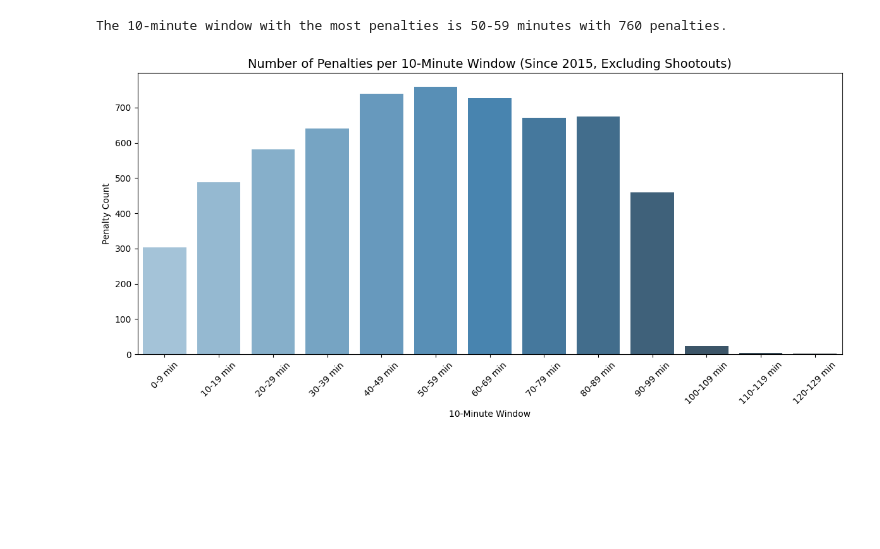
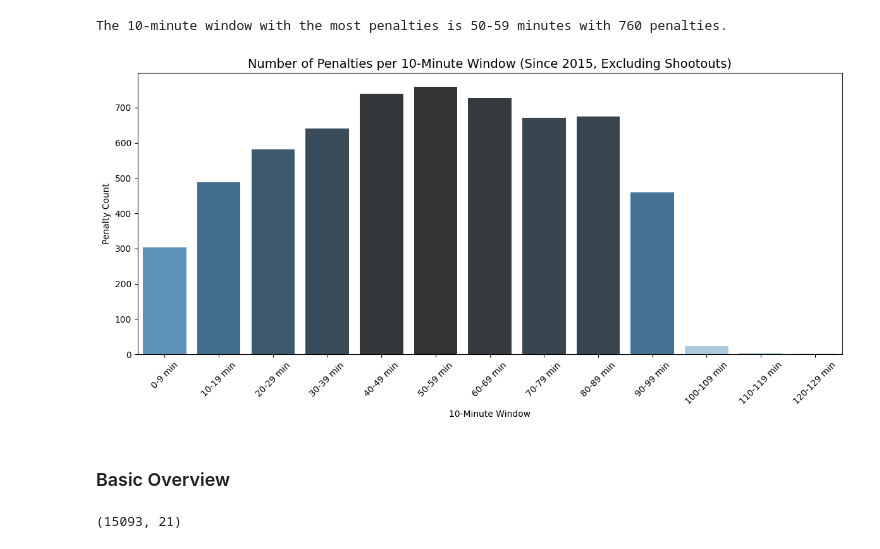
Before and after one commit to mr-robot77/Football-Data-Analyse, a Jupyter notebook: Penalty_analysis.ipynb, the cells around one changed output. Drawn from its saved outputs; the diff is of its cells as text; code cells hidden in the pictures; blank space fills up the shorter version.

Commit message:
add more analysis and visualizations

```diff
--- a/Penalty_analysis.ipynb
+++ b/Penalty_analysis.ipynb
@@ -110,18 +110,25 @@ The 10-minute window with the most penalties is 50-59 minutes with 760 penalties
 # %%
 # create a label for each 10-minute window
 window_counts['window_label'] = window_counts['start_minute'].astype(str) + '-' + (window_counts['start_minute'] + 9).astype(str) + ' min'
 
 # sort by minute for a cleaner plot (not by count)
 window_counts_sorted = window_counts.sort_values(by='start_minute')
 
 # plot
 plt.figure(figsize=(12, 6))
-sns.barplot(data=window_counts_sorted, x='window_label', y='penalty_count', hue='window_label', palette='Blues_d', legend=False)
+sns.barplot(data=window_counts_sorted, x='window_label', y='penalty_count', hue='penalty_count', palette='Blues_d', legend=False)
 plt.xticks(rotation=45)
 plt.title('Number of Penalties per 10-Minute Window (Since 2015, Excluding Shootouts)', fontsize=14)
 plt.xlabel('10-Minute Window')
 plt.ylabel('Penalty Count')
 plt.tight_layout()
 plt.show()
 # %% [output]
-[figure, old version]
+[figure, new version]
+# %% [markdown]
+### Basic Overview
+# %%
+# Shape of the dataset
+df.shape
+# %% [output]
+(15093, 21)
```
Also changed, not shown: parts of 32 cells of this notebook.
